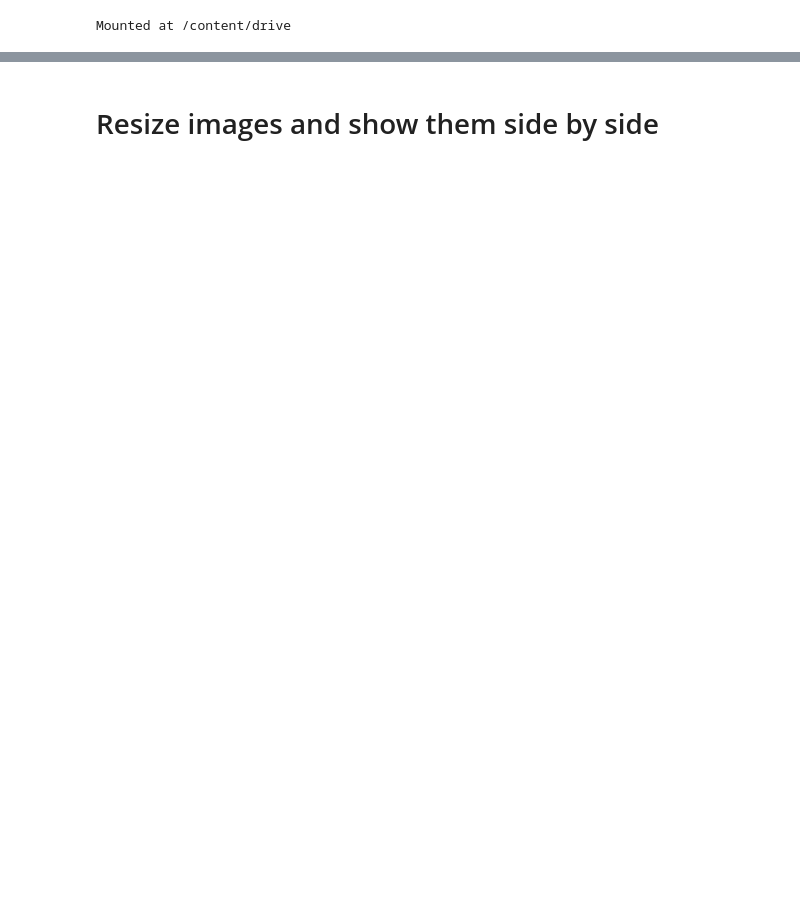
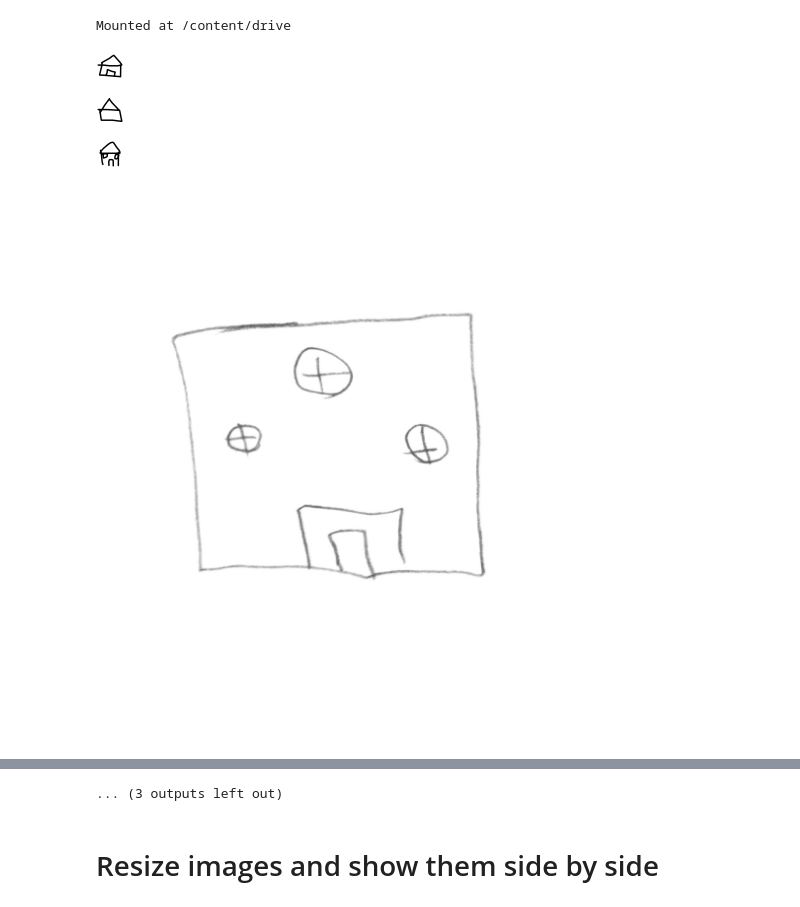
Before and after one commit to lindaabdullah/Thesis_experiments, a Jupyter notebook: RoofFeatureExtraction.ipynb, the cells around one changed output, grey strips where cells are left out. Cells and saved outputs as stored; diff of their text form; code cells hidden in the pictures; blank space fills up the shorter version.

```diff
--- a/RoofFeatureExtraction.ipynb
+++ b/RoofFeatureExtraction.ipynb
@@ -6,17 +6,22 @@ Mounted at /content/drive
 # %%
 import cv2
 import numpy as np
 from google.colab.patches import cv2_imshow
 from skimage import data, color
 import os
 from skimage.transform import rescale, resize, downscale_local_mean
 
 
 images = []
-root = "/content/drive/MyDrive/roofFeature/test/"
+root = "/content/drive/MyDrive/roofFeature/test_1/"
 files = os.listdir(root)
 
 for filename in files:
     images.append(cv2.imread(f"{root}{filename}", cv2.IMREAD_GRAYSCALE))
     cv2_imshow(images[-1])
 print(f"number of images: {len(files)}")
+# %% [output]
+[figure, added]
+[figure, added]
+[figure, added]
+[figure, added]
@@ -23,3 +36,4 @@ print(f"number of images: {len(files)}")
+... (3 outputs left out)
 # %% [markdown]
 # Resize images and show them side by side
 # %%
```
Also changed, not shown: parts of 8 cells of this notebook.
